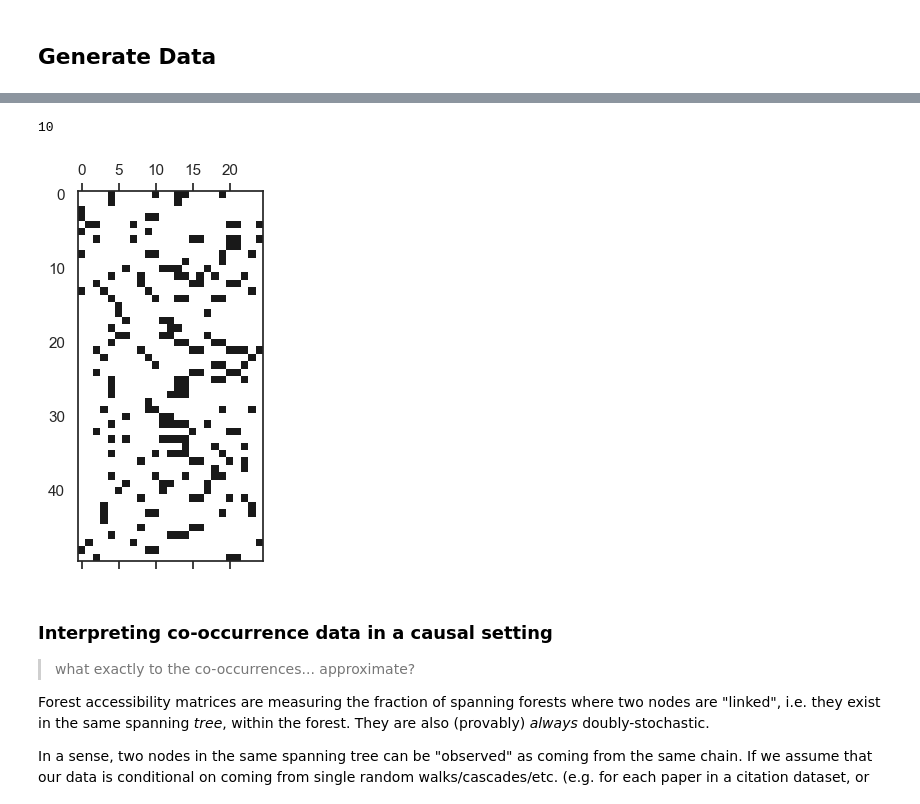
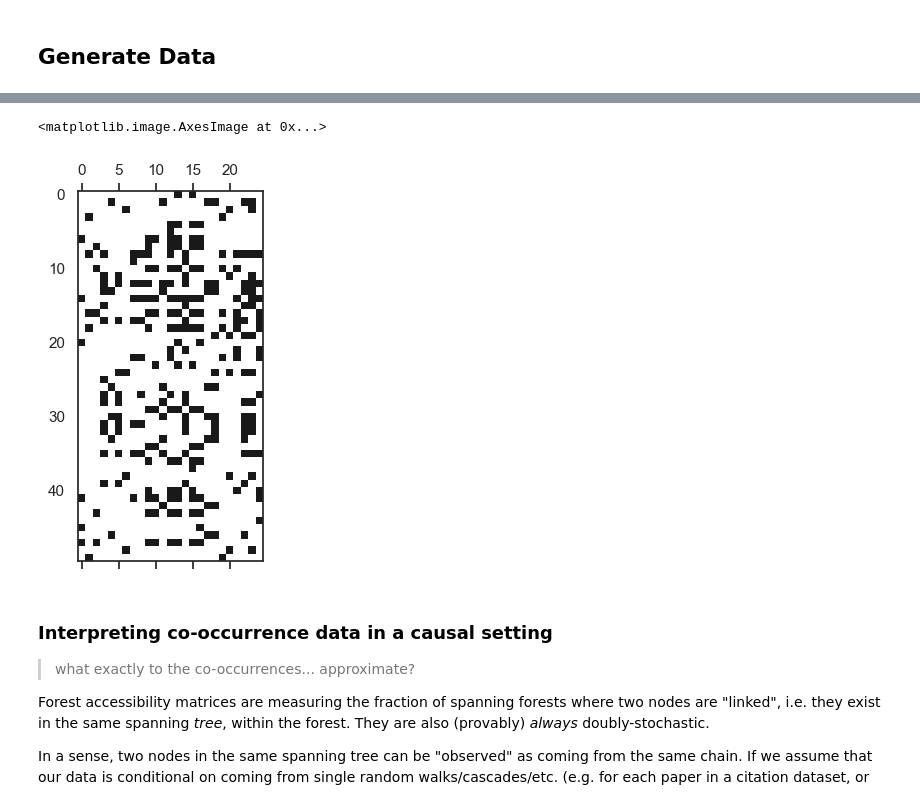
Before and after one commit to usnistgov/affinis, a Jupyter notebook: docs/regularized-laplacian.ipynb, the cells around one changed output, grey strips where cells are left out. Cells and saved outputs as stored; diff of their text form; code cells hidden in the pictures.

```diff
--- a/docs/regularized-laplacian.ipynb
+++ b/docs/regularized-laplacian.ipynb
@@ -163,7 +163,7 @@ plt.colorbar(plt.cm.ScalarMappable(cmap='magma'), ax = plt.gca(), values=x )
 # X = multivariate_normal(cov=cov).rvs(200) < -0.95
 
 
-def sim_papers(n_weeks, L, jumps_param=0.1):
+def sim_papers(n_weeks, L, jumps_param=0.1, rng=np.random.default_rng(2)):
     Arw = ((L/np.diag(L)).pipe(lambda df: np.diag(np.diag(df))-df)*0.5)
     def sim_week():
         n_jumps = rng.geometric(jumps_param)
@@ -178,7 +178,12 @@ def sim_papers(n_weeks, L, jumps_param=0.1):
 
     yield from (sim_week() for i in range(n_weeks))
 
-X = np.vstack(list(sim_papers(50, pd.DataFrame(L, columns=author_idx, index=author_idx))))
+X = np.vstack(list(sim_papers(
+    50,
+    pd.DataFrame(L, columns=author_idx, index=author_idx),
+    0.05,
+    #  rng=rng
+)))
 
 Xstack = np.vstack([X, -X])#.mean(axis=0)
-Xstack.mean(axis=0)
+# Xstack.mean(axis=0)
@@ -185,9 +199,9 @@ Xstack.mean(axis=0)
 # %%
 plt.spy(X)
-rng.geometric(0.1)
+# rng.geometric(0.05)
 # %% [output]
-10
+<matplotlib.image.AxesImage at 0x...>
-[figure, old version]
+[figure, new version]
 # %% [markdown]
 ### Interpreting co-occurrence data in a causal setting
 
```
Also changed, not shown: parts of 59 cells of this notebook, 3 other files.
